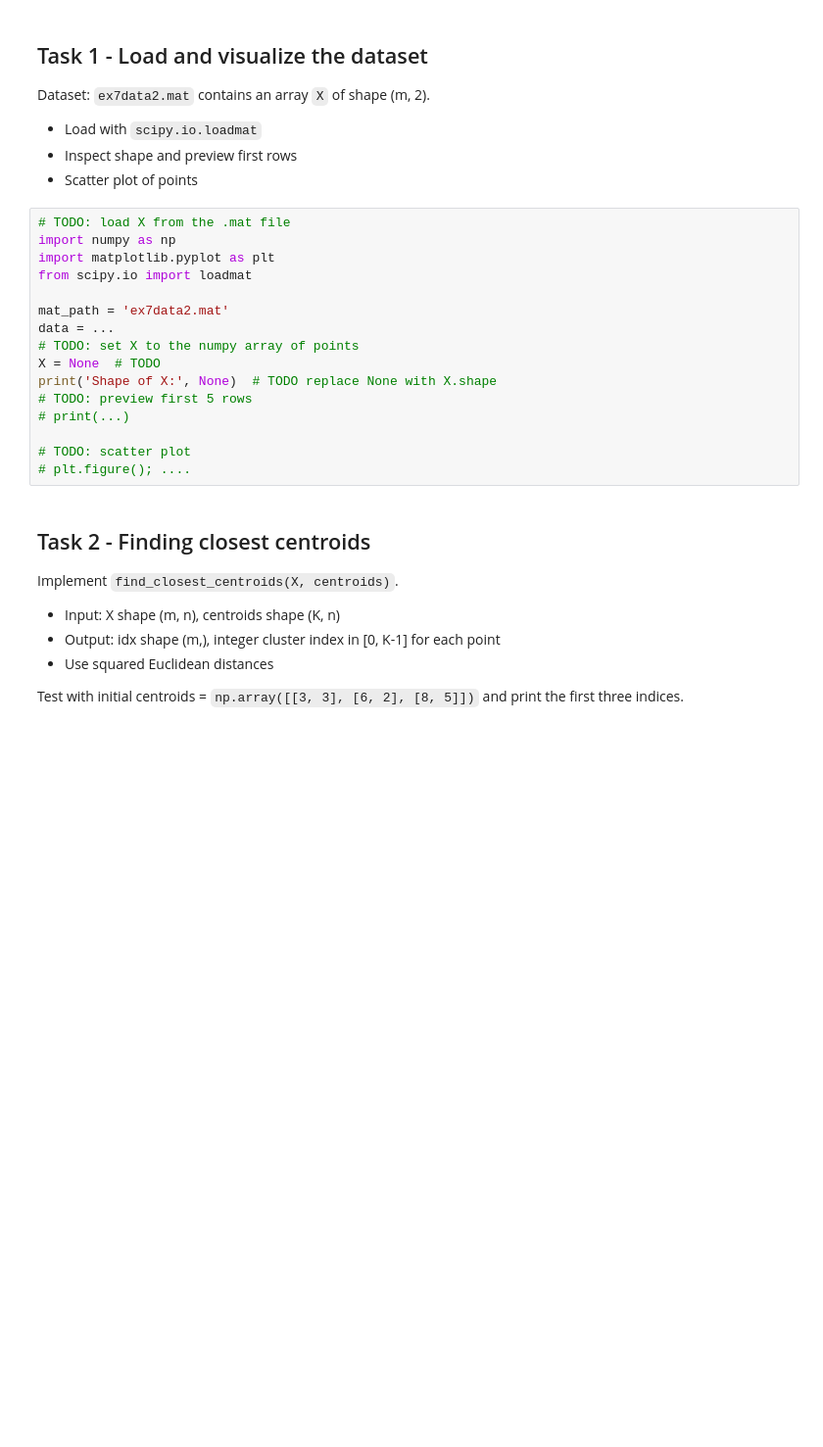
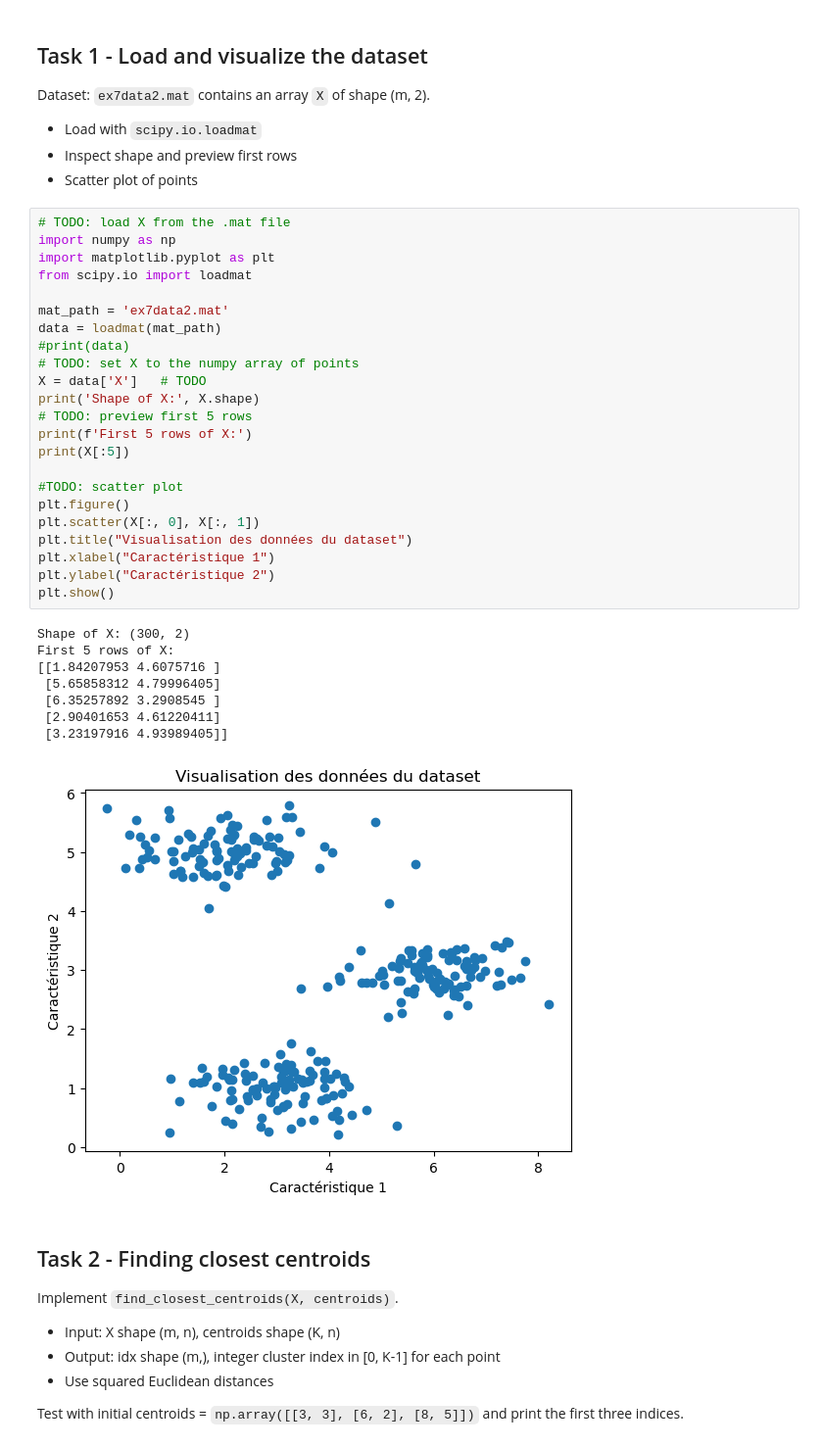
Before and after one commit to Lyv-ux/DI_Bootcamp, a Jupyter notebook: week04/Day02/ExercisesXPGold_KMeans_Student.ipynb, the cells around one changed output. Shown at 98% size. Saved outputs shown, nothing was run; the diff lists cells and outputs as text; blank space fills up the shorter version.

```diff
--- a/week04/Day02/ExercisesXPGold_KMeans_Student.ipynb
+++ b/week04/Day02/ExercisesXPGold_KMeans_Student.ipynb
@@ -21,19 +21,35 @@ Dataset: `ex7data2.mat` contains an array `X` of shape (m, 2).
 # %%
 # TODO: load X from the .mat file
 import numpy as np
 import matplotlib.pyplot as plt
 from scipy.io import loadmat
 
 mat_path = 'ex7data2.mat'
-data = ...
+data = loadmat(mat_path)
+#print(data)
 # TODO: set X to the numpy array of points
-X = None  # TODO
-print('Shape of X:', None)  # TODO replace None with X.shape
+X = data['X']   # TODO
+print('Shape of X:', X.shape)
 # TODO: preview first 5 rows
-# print(...)
+print(f'First 5 rows of X:')
+print(X[:5])
 
-# TODO: scatter plot
-# plt.figure(); ....
+#TODO: scatter plot
+plt.figure()
+plt.scatter(X[:, 0], X[:, 1])
+plt.title("Visualisation des données du dataset")
+plt.xlabel("Caractéristique 1")
+plt.ylabel("Caractéristique 2")
+plt.show()
+# %% [output]
+Shape of X: (300, 2)
+First 5 rows of X:
+[[1.84207953 4.6075716 ]
+ [5.65858312 4.79996405]
+ [6.35257892 3.2908545 ]
+ [2.90401653 4.61220411]
+ [3.23197916 4.93989405]]
+[figure, added]
 # %% [markdown]
 ## Task 2 - Finding closest centroids
 Implement `find_closest_centroids(X, centroids)`.
```
Also changed, not shown: parts of 5 cells of this notebook.
